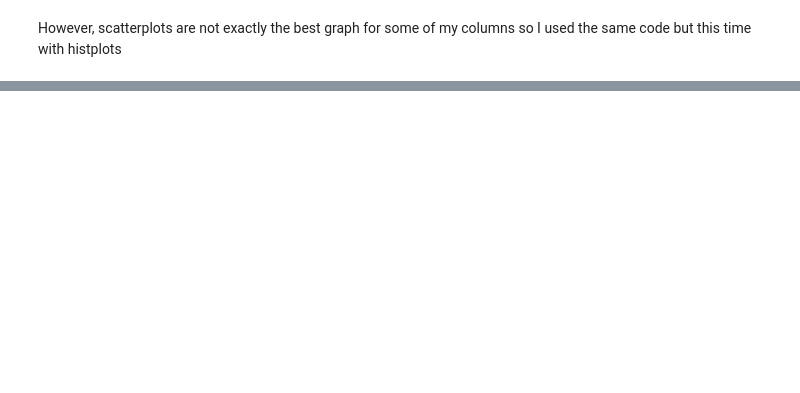
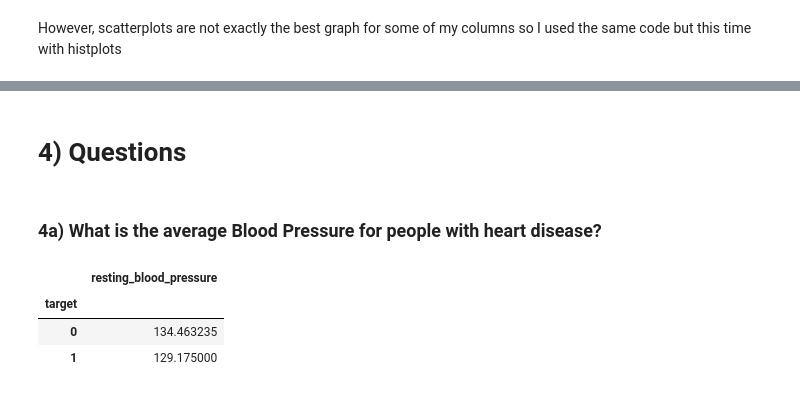
Before and after one commit to NicEkstrand/Heart-Disease-Analysis, a Jupyter notebook: dataanalysis.ipynb, the cells around one changed output, grey strips where cells are left out. Cells and saved outputs as stored; diff of their text form; code cells hidden in the pictures; blank space fills up the shorter version.

Commit message:
Added questions

```diff
--- a/dataanalysis.ipynb
+++ b/dataanalysis.ipynb
@@ -166,0 +163,11 @@ plt.show()
+# %% [markdown]
+# 4) Questions
+# %% [markdown]
+### 4a) What is the average Blood Pressure for people with heart disease?
+# %%
+df.groupby(["target"])[["resting_blood_pressure"]].mean()
+# %% [output]
+|  | resting_blood_pressure |
+| target |  |
+| 0 | 134.463235 |
+| 1 | 129.175000 |
```
Also changed, not shown: parts of 7 cells of this notebook.
